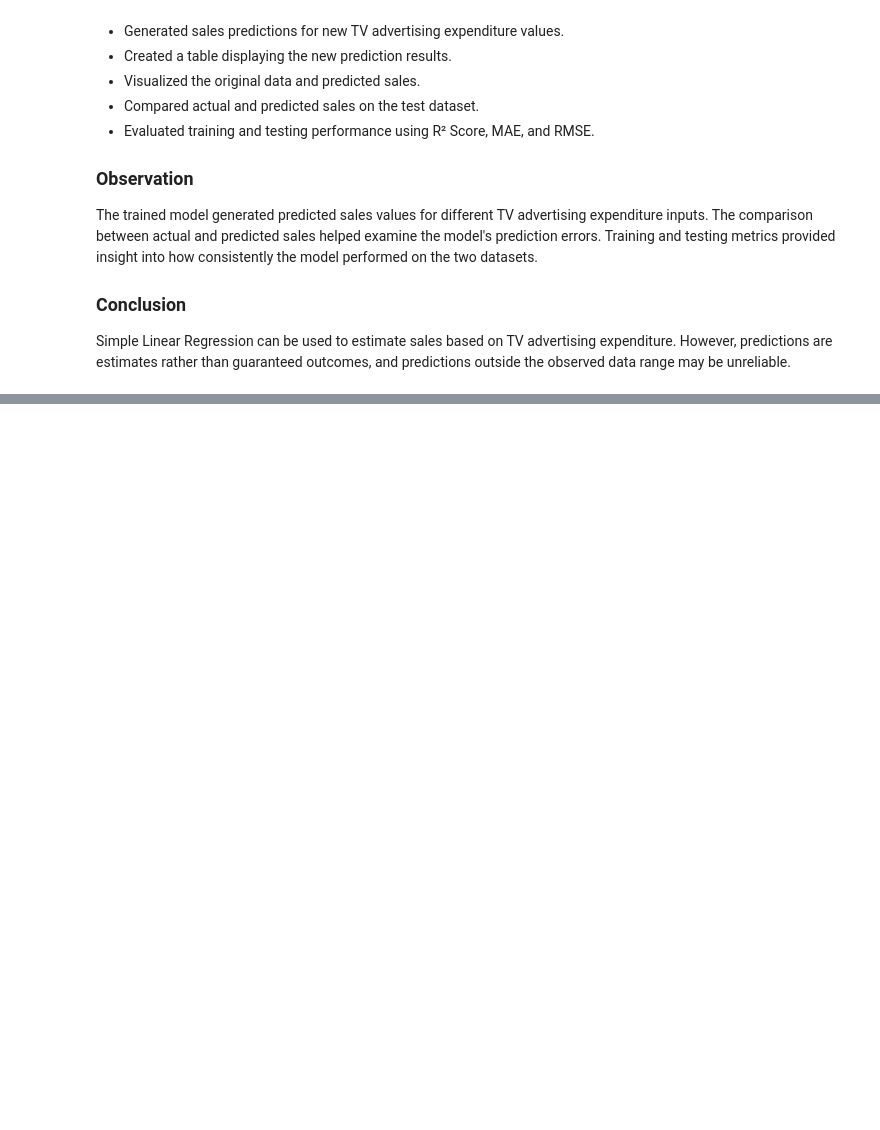
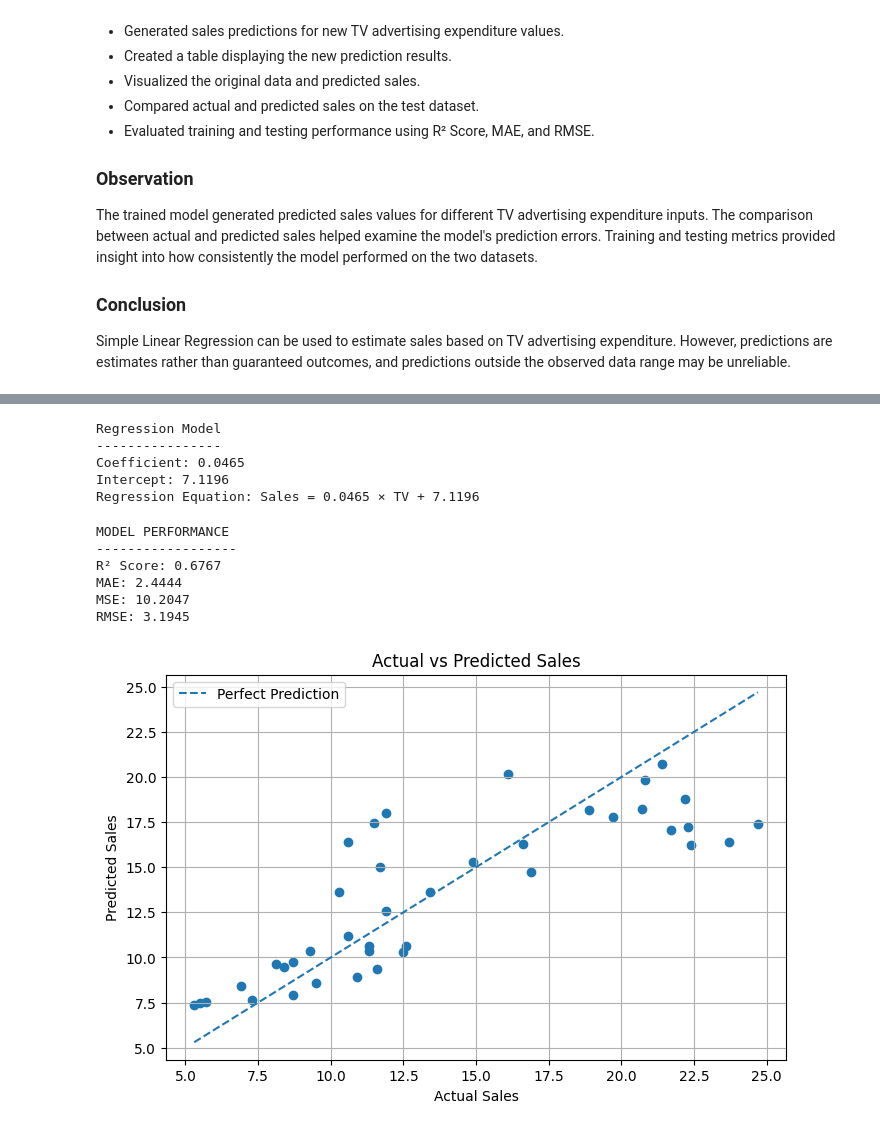
Before and after one commit to shreeshreeya69-crypto/simple-linear-regression-ybi, a Jupyter notebook: Simple_Linear_Regression_YBI.ipynb, the cells around one changed output, grey strips where cells are left out. Saved outputs shown, nothing was run; the diff lists cells and outputs as text; code cells hidden in the pictures; blank space fills up the shorter version.

Commit message:
Day 25 - Final Model Review and Project Findings

```diff
--- a/Simple_Linear_Regression_YBI.ipynb
+++ b/Simple_Linear_Regression_YBI.ipynb
@@ -2986,0 +3018,16 @@ Simple Linear Regression can be used to estimate sales based on TV advertising e
+# %%
+X = df[['TV']]
+y = df['sales']
+
+X_train, X_test, y_train, y_test = train_test_split(
+    X, y, test_size=0.2, random_state=42
+)
+
+model = LinearRegression()
+model.fit(X_train, y_train)
+
+y_pred = model.predict(X_test)
+
+print("Model trained successfully!")
+print("Training samples:", len(X_train))
+print("Testing samples:", len(X_test))
@@ -2986,0 +3038,61 @@ Simple Linear Regression can be used to estimate sales based on TV advertising e
+# %%
+coefficient = model.coef_[0]
+intercept = model.intercept_
+
+print("Regression Model")
+print("----------------")
+print(f"Coefficient: {coefficient:.4f}")
+print(f"Intercept: {intercept:.4f}")
+print(f"Regression Equation: Sales = {coefficient:.4f} × TV + {intercept:.4f}")
+# %% [output]
+Regression Model
+----------------
+Coefficient: 0.0465
+Intercept: 7.1196
+Regression Equation: Sales = 0.0465 × TV + 7.1196
+# %%
+r2 = r2_score(y_test, y_pred)
+
+mae = mean_absolute_error(y_test, y_pred)
+
+mse = mean_squared_error(y_test, y_pred)
+
+rmse = np.sqrt(mse)
+
+print("MODEL PERFORMANCE")
+print("------------------")
+print(f"R² Score: {r2:.4f}")
+print(f"MAE: {mae:.4f}")
+print(f"MSE: {mse:.4f}")
+print(f"RMSE: {rmse:.4f}")
+# %% [output]
+MODEL PERFORMANCE
+------------------
+R² Score: 0.6767
+MAE: 2.4444
+MSE: 10.2047
+RMSE: 3.1945
+# %%
+plt.figure(figsize=(8, 5))
+
+plt.scatter(y_test, y_pred)
+
+minimum = min(y_test.min(), y_pred.min())
+maximum = max(y_test.max(), y_pred.max())
+
+plt.plot(
+    [minimum, maximum],
+    [minimum, maximum],
+    linestyle='--',
+    label='Perfect Prediction'
+)
+
+plt.title("Actual vs Predicted Sales")
+plt.xlabel("Actual Sales")
+plt.ylabel("Predicted Sales")
+plt.legend()
+plt.grid(True)
+
+plt.show()
+# %% [output]
+[figure, added]
```
Also changed, not shown: parts of 6 cells of this notebook.
